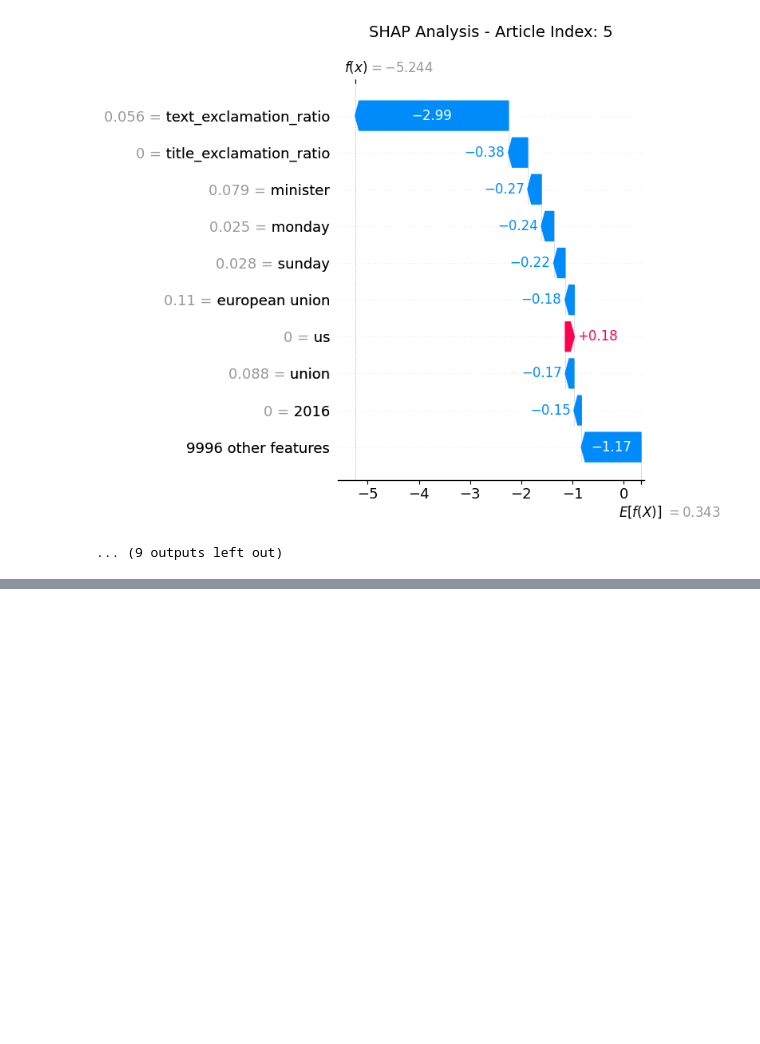
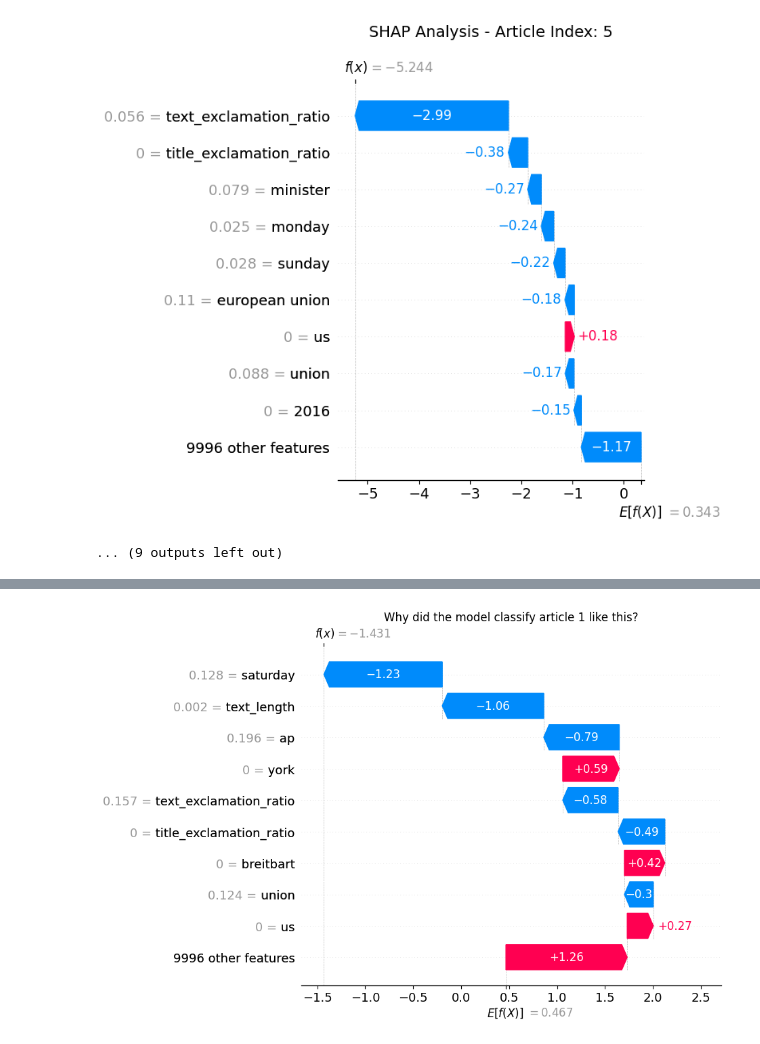
Before and after one commit to jackomazi/data-mining-and-machine-learning-project, a Jupyter notebook: fake_news_analysis_final.ipynb, the cells around one changed output, grey strips where cells are left out. Drawn from its saved outputs; the diff is of its cells as text; code cells hidden in the pictures; blank space fills up the shorter version.

```diff
--- a/fake_news_analysis_final.ipynb
+++ b/fake_news_analysis_final.ipynb
@@ -539,0 +699,17 @@ Generating Waterfall Plots for the first 10 articles...
+# %%
+# Create a SHAP Explanation object for a specific article (e.g., the first one in the sample)
+article_index = 1
+
+exp = shap.Explanation(
+    values=shap_values_to_plot[article_index],
+    base_values=explainer.expected_value[1] if isinstance(explainer.expected_value, list) else explainer.expected_value,
+    data=X_test_sample[article_index],
+    feature_names=all_feature_names
+)
+
+# Generate a Waterfall Plot for the selected article
+plt.figure(figsize=(8, 5))
+plt.title(f"Why did the model classify article {article_index} like this?")
+shap.plots.waterfall(exp, max_display=10)
+# %% [output]
+[figure, added]
```
Also changed, not shown: parts of 14 cells of this notebook, 11 other files.
